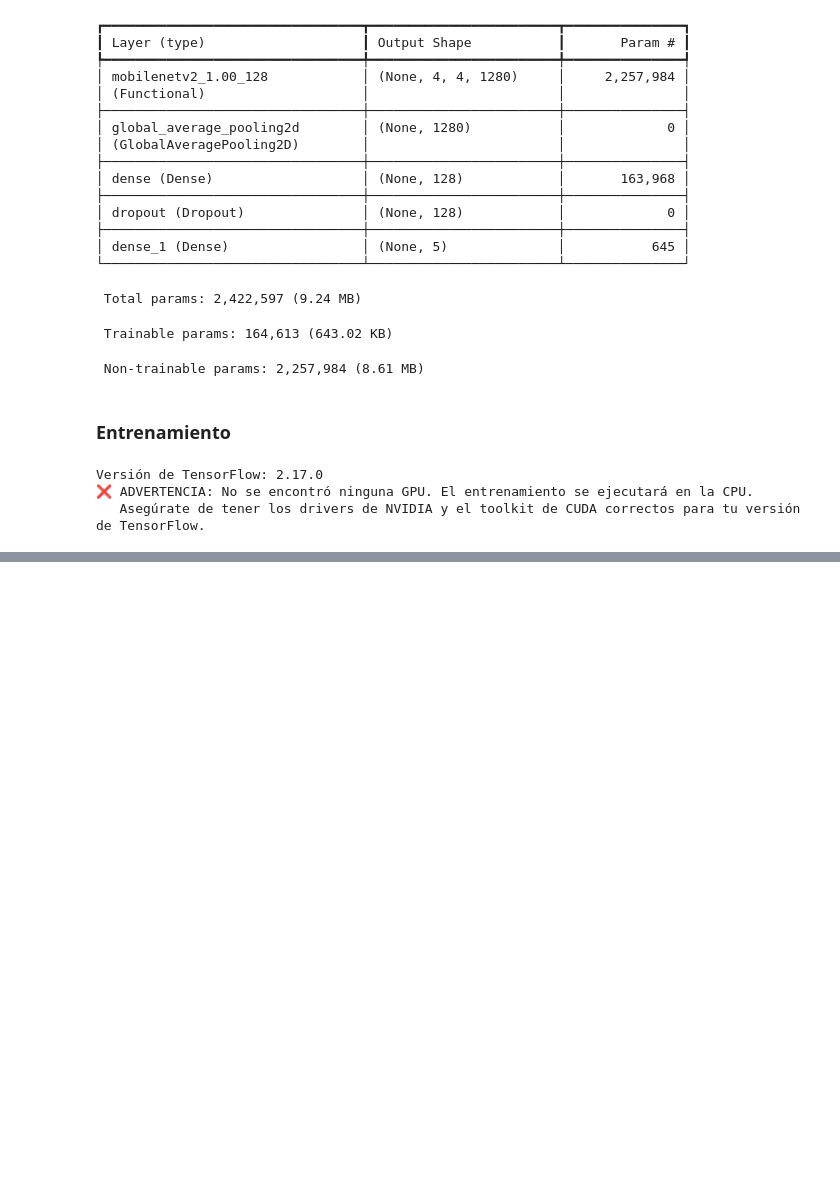
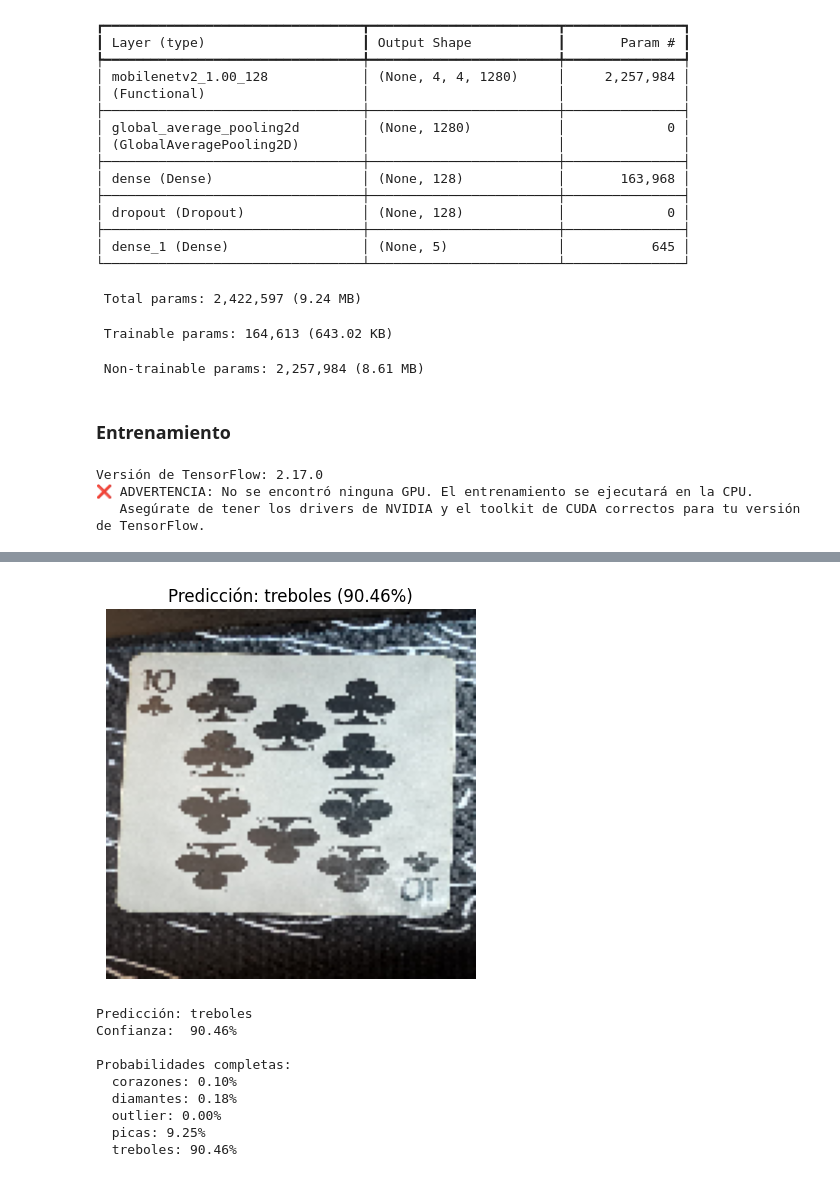
Before and after one commit to asaezs/CardClassifier, a Jupyter notebook: clasificador_cartas.ipynb, the cells around one changed output, grey strips where cells are left out. Cells and saved outputs as stored; diff of their text form; code cells hidden in the pictures; blank space fills up the shorter version.

```diff
--- a/clasificador_cartas.ipynb
+++ b/clasificador_cartas.ipynb
@@ -346,0 +432,17 @@ Versión de TensorFlow: 2.17.0
+# %%
+from tensorflow.keras.models import load_model
+
+# Cargar el mejor modelo guardado
+print("Cargando el mejor modelo guardado...")
+best_model = load_model('best_card_classifier.keras')
+
+# Evaluar el modelo
+print("\nEvaluando el modelo con el conjunto de prueba (Test Set)...")
+test_loss, test_accuracy = best_model.evaluate(
+    test_generator,
+    verbose=1
+)
+
+print(f"\nResultado de la Prueba:")
+print(f"  Pérdida (Loss):     {test_loss:.4f}")
+print(f"  Precisión (Accuracy): {test_accuracy*100:.2f}%")
@@ -346,0 +507,31 @@ Versión de TensorFlow: 2.17.0
+# %%
+from tensorflow.keras.preprocessing import image
+
+labels_map = {v: k for k, v in train_generator.class_indices.items()}
+print(f"Mapa de etiquetas: {labels_map}")
+
+def predict_card(image_path):
+    img = image.load_img(image_path, target_size=(IMG_SIZE, IMG_SIZE))
+    img_array = image.img_to_array(img)
+    img_array = img_array / 255.0
+    img_batch = np.expand_dims(img_array, axis=0)
+
+    prediction_probs = best_model.predict(img_batch)
+
+    predicted_index = np.argmax(prediction_probs[0])
+    predicted_label = labels_map[predicted_index]
+    confidence = np.max(prediction_probs[0]) * 100
+
+    plt.imshow(img)
+    plt.title(f"Predicción: {predicted_label} ({confidence:.2f}%)")
+    plt.axis('off')
+    plt.show()
+
+    print(f"Predicción: {predicted_label}")
+    print(f"Confianza:  {confidence:.2f}%")
+    print("\nProbabilidades completas:")
+    for i, label in labels_map.items():
+        print(f"  {label}: {prediction_probs[0][i]*100:.2f}%")
+
+predict_card('10Treboles.jpeg')
+# %% [output]
@@ -346,0 +540,10 @@ Versión de TensorFlow: 2.17.0
+[figure, added]
+Predicción: treboles
+Confianza:  90.46%
+
+Probabilidades completas:
+  corazones: 0.10%
+  diamantes: 0.18%
+  outlier: 0.00%
+  picas: 9.25%
+  treboles: 90.46%
```
Also changed, not shown: parts of 9 cells of this notebook, 6 other files.
